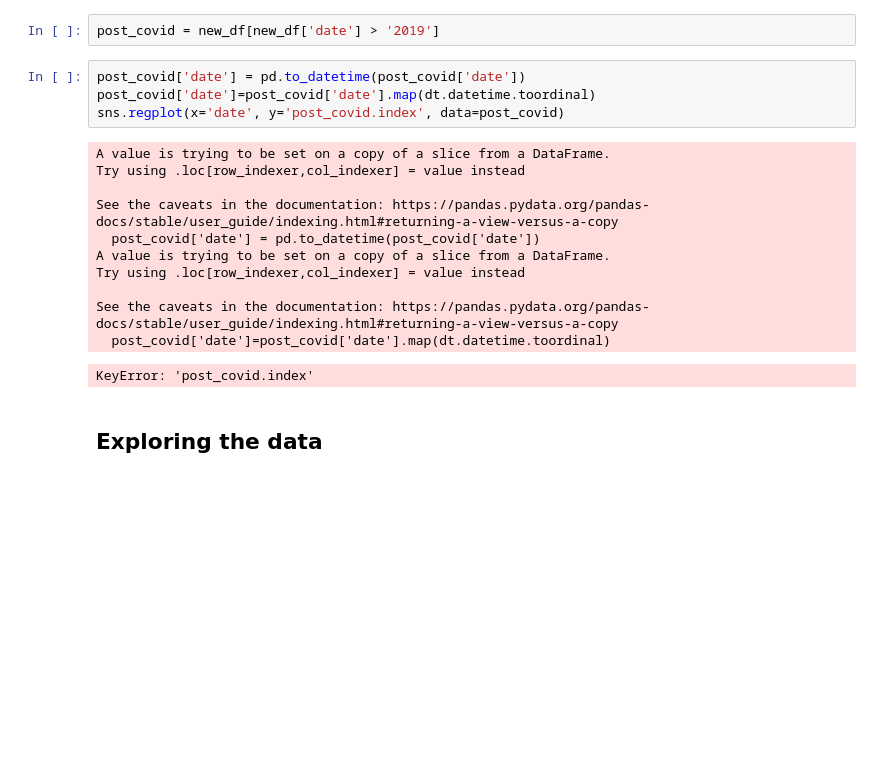
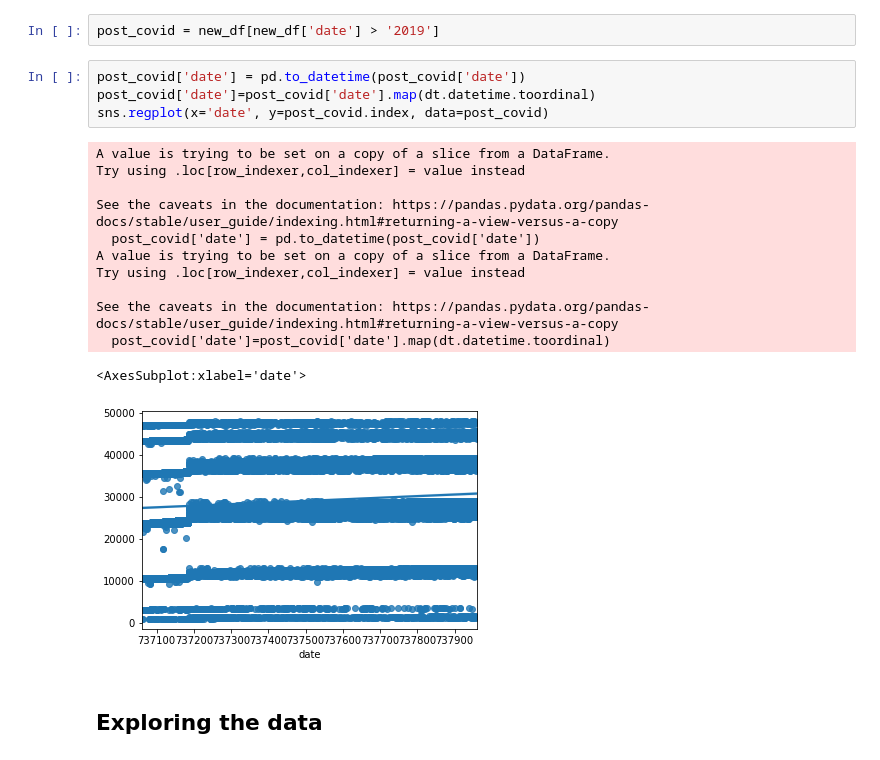
Before and after one commit to letruong711/Terry_Stop_Frisk, a Jupyter notebook: Terry_Ohio_Data_Exploration.ipynb, the cells around one changed output. Cells and saved outputs as stored; diff of their text form; blank space fills up the shorter version.

```diff
--- a/Terry_Ohio_Data_Exploration.ipynb
+++ b/Terry_Ohio_Data_Exploration.ipynb
@@ -94,19 +94,20 @@ post_covid = new_df[new_df['date'] > '2019']
 # %%
 post_covid['date'] = pd.to_datetime(post_covid['date'])
 post_covid['date']=post_covid['date'].map(dt.datetime.toordinal)
-sns.regplot(x='date', y='post_covid.index', data=post_covid)
+sns.regplot(x='date', y=post_covid.index, data=post_covid)
 # %% [output]
 A value is trying to be set on a copy of a slice from a DataFrame.
 Try using .loc[row_indexer,col_indexer] = value instead
 
 See the caveats in the documentation: https://pandas.pydata.org/pandas-docs/stable/user_guide/indexing.html#returning-a-view-versus-a-copy
   post_covid['date'] = pd.to_datetime(post_covid['date'])
 A value is trying to be set on a copy of a slice from a DataFrame.
 Try using .loc[row_indexer,col_indexer] = value instead
 
 See the caveats in the documentation: https://pandas.pydata.org/pandas-docs/stable/user_guide/indexing.html#returning-a-view-versus-a-copy
   post_covid['date']=post_covid['date'].map(dt.datetime.toordinal)
-KeyError: 'post_covid.index'
+<AxesSubplot:xlabel='date'>
+[figure, added]
 # %% [markdown]
 ## Exploring the data
 # %%
```
Also changed, not shown: parts of 1 cell of this notebook.
